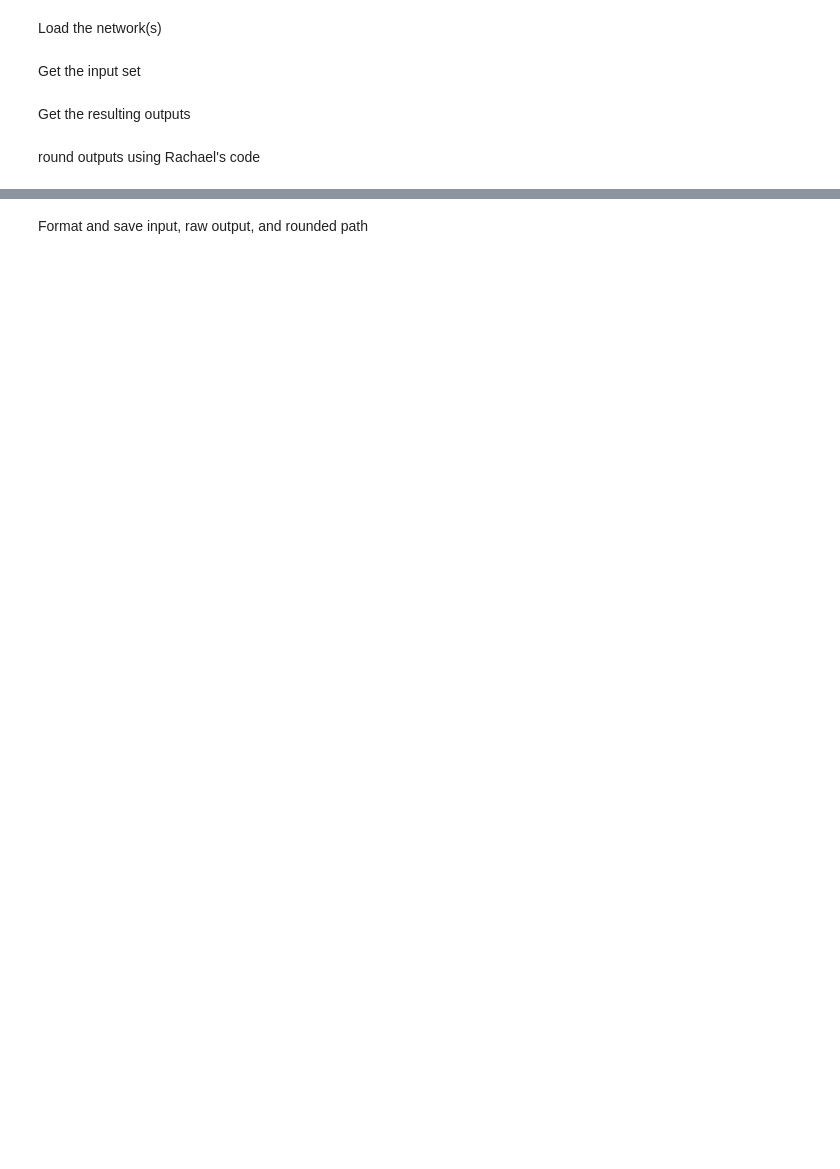
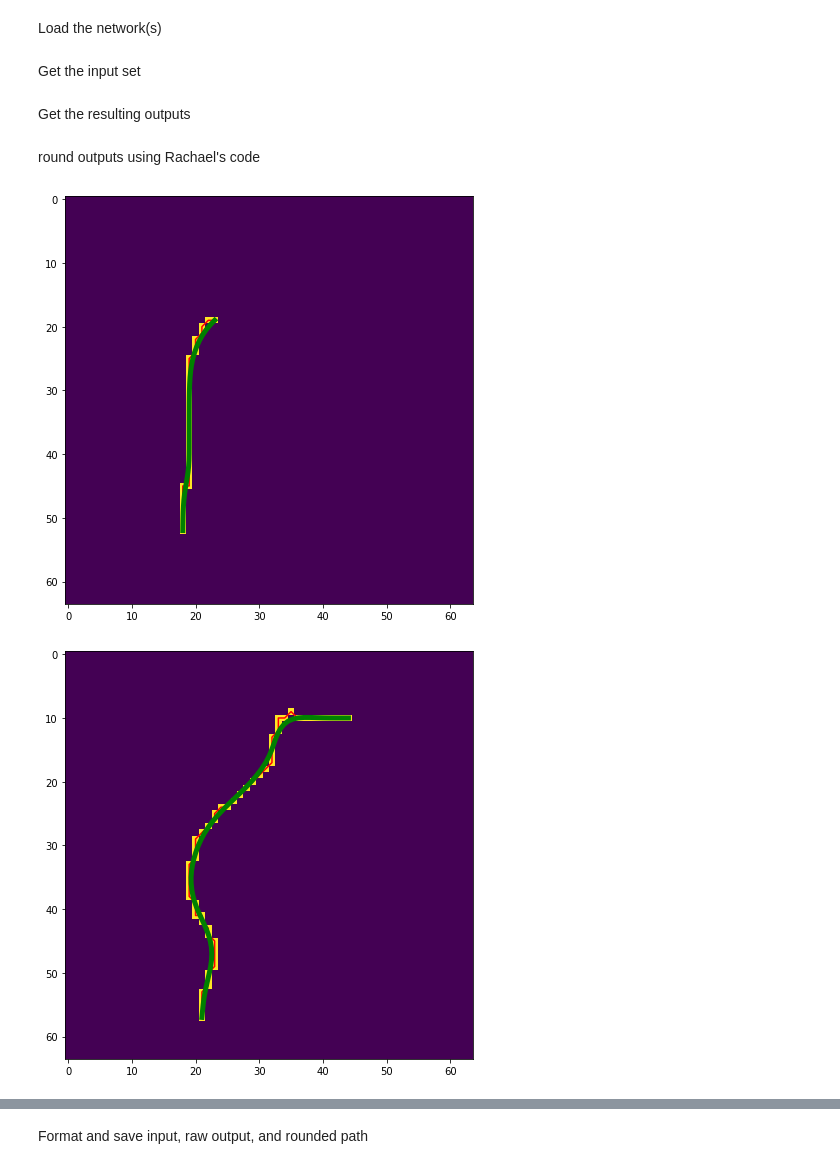
Before and after one commit to AICV-UofGuelph/GAN-NN, a Jupyter notebook: eval_GAN.ipynb, the cells around one changed output, grey strips where cells are left out. Saved outputs shown, nothing was run; the diff lists cells and outputs as text; code cells hidden in the pictures; blank space fills up the shorter version.

```diff
--- a/eval_GAN.ipynb
+++ b/eval_GAN.ipynb
@@ -47,23 +141,41 @@ dataloader = DataLoader(inputs, batch_size=BATCH_SIZE, shuffle = True, drop_last
 # %% [markdown]
 Get the resulting outputs
 # %%
-outputs = torch.empty(None)
-for batch_idx, item in enumerate(dataloader):
+outputs = torch.Tensor()
+for item_idx, item in enumerate(dataloader):
     item = item.to(DEVICE)
 
-    # Generate noise
-    batch = torch.rand_like(item[:,0,:,:])
-    batch = torch.cat((batch,item[:,1:,:,:]), axis=1)
+    # Generate some fake paths
+    noise = torch.rand_like(item[:,0:1,:,:])
+    noise = torch.cat((noise, item[:,1:,:,:]), axis=1)
+    fake = gen(noise)
 
-    # Retrieve the batch of outputs
-    item_out = item[:,-1,:,:]
-    item_out = torch.cat((item_out, item[:,-2,:,:]), axis=1)
-    item_out = torch.cat((item_out, gen(batch)), axis=1)
-    item_out = torch.cat((item_out, item[:,0,:,:]), axis=1)
+    out = torch.flip(item, [1])     # map, endpoints, truth
+    out = torch.cat((out, fake), axis=1)  # map, endpoints, truth, generated (raw)
 
-    item_out = item_out.to('cpu')
-    outputs = torch.cat((outputs, item_out), axis=0)
+    out = out.to('cpu')
+    outputs = torch.cat((outputs, out), axis=0)
 
+# Channels: map, endpoints, ground truth, generated (raw)
 outputs = outputs[:NUM_SAMPLES,:,:,:]
+maps = maps[:NUM_SAMPLES]
 # %% [markdown]
 round outputs using Rachael's code
+# %%
+# For each item, find start/end points using direct path (where direct path == 2)
+outputs = torch.tensor(outputs)
+smooth = torch.zeros_like(outputs[:,-1:,:,:])
+for i in range(outputs.shape[0]):
+    # Find start/end
+    ends = torch.nonzero(outputs[i,1,:,:] > 1)
+    # ends = torch.flip(ends, [0])
+
+    smooth[i] = path_to_tensor(smoothen_paths(outputs[i,-1:,:,:], ends[0], ends[1], smooth_val=SMOOTH_VAL, display=True)[0], outputs[i,-1,:,:].shape)[None,None,:,:]
+
+
+outputs = torch.cat((outputs, smooth), axis=1)
+
+# Channels: map, endpoints, ground truth, generated (raw), generated (smooth)
+# %% [output]
+[figure, added]
+[figure, added]
```
Also changed, not shown: parts of 9 cells of this notebook, 3 other files.
